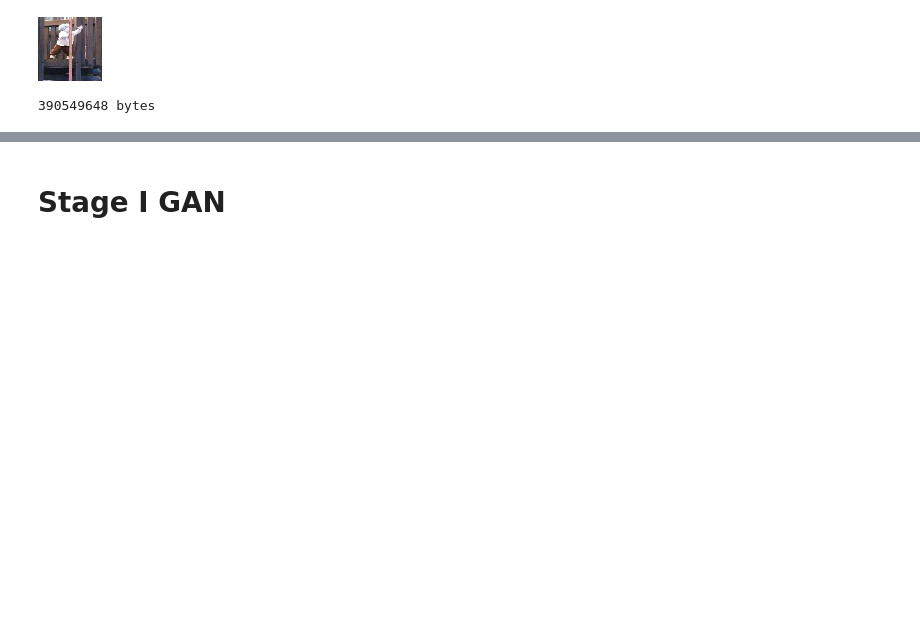
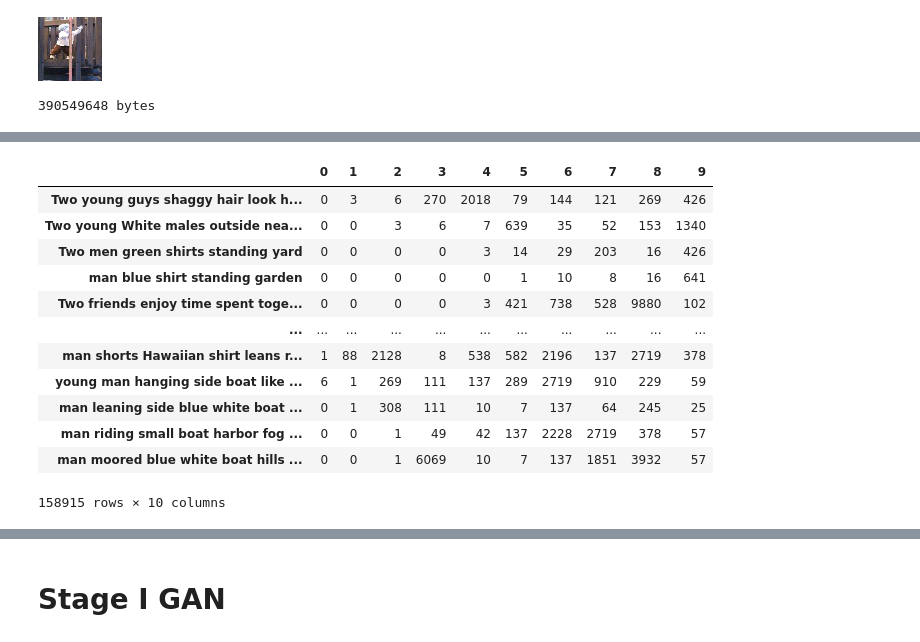
Before and after one commit to BDouchet/Gan_flickr30k, a Jupyter notebook: Projet.ipynb, the cells around one changed output, grey strips where cells are left out. Saved outputs shown, nothing was run; the diff lists cells and outputs as text; code cells hidden in the pictures; blank space fills up the shorter version.

```diff
--- a/Projet.ipynb
+++ b/Projet.ipynb
@@ -159,19 +156,4 @@ def clean_caption(caption):
   tokens = [word for word in tokens if word.isalpha()] # enleve les nombres
   tokens = [word for word in tokens if word not in stop_words] # enleve les stopword
   tokens = [word for word in tokens if len(word) > 1] # on conserve les mots dont la taille est supérieur à 1
-  return tokens
-
-def save_tokens(tokens, filename):
-  data = '\n'.join(tokens)
-  file = open(filename, 'w')
-  file.write(data)
-  file.close()
-
-def process_captions(filenames,vocab):
-    for num,file in enumerate(filenames):
-        if num%1000==0:
-            print(str(num)+'/'+str(len(filenames)))
-        for i in range(5):
-            _, caption = read_image_caption(file,i)
-            tokens = clean_caption(caption)
-            vocab.update(tokens)
+  return ' '.join(tokens)
@@ -279,0 +194,27 @@ print(encoded_caption[5])
+# %%
+maxlen=10
+max_words=10000
+texts=captions['comment'].to_numpy().copy()
+for i,text in enumerate(texts):
+    text=clean_caption(text)
+    texts[i]=text
+tokenizer=tf.keras.preprocessing.text.Tokenizer(num_words=max_words,lower='True')
+tokenizer.word_index=dict_words
+sequences=tokenizer.texts_to_sequences(texts)
+# %%
+data=tf.keras.preprocessing.sequence.pad_sequences(sequences,maxlen=maxlen,truncating='post')
+pd.DataFrame(data,index=texts)
+# %% [output]
+|  | 0 | 1 | 2 | 3 | 4 | 5 | 6 | 7 | 8 | 9 |
+| Two young guys shaggy hair look h... | 0 | 3 | 6 | 270 | 2018 | 79 | 144 | 121 | 269 | 426 |
+| Two young White males outside nea... | 0 | 0 | 3 | 6 | 7 | 639 | 35 | 52 | 153 | 1340 |
+| Two men green shirts standing yard | 0 | 0 | 0 | 0 | 3 | 14 | 29 | 203 | 16 | 426 |
+| man blue shirt standing garden | 0 | 0 | 0 | 0 | 0 | 1 | 10 | 8 | 16 | 641 |
+| Two friends enjoy time spent toge... | 0 | 0 | 0 | 0 | 3 | 421 | 738 | 528 | 9880 | 102 |
+| ... | ... | ... | ... | ... | ... | ... | ... | ... | ... | ... |
+| man shorts Hawaiian shirt leans r... | 1 | 88 | 2128 | 8 | 538 | 582 | 2196 | 137 | 2719 | 378 |
+| young man hanging side boat like ... | 6 | 1 | 269 | 111 | 137 | 289 | 2719 | 910 | 229 | 59 |
+| man leaning side blue white boat ... | 0 | 1 | 308 | 111 | 10 | 7 | 137 | 64 | 245 | 25 |
+| man riding small boat harbor fog ... | 0 | 0 | 1 | 49 | 42 | 137 | 2228 | 2719 | 378 | 57 |
+| man moored blue white boat hills ... | 0 | 0 | 1 | 6069 | 10 | 7 | 137 | 1851 | 3932 | 57 |
+158915 rows × 10 columns
```
Also changed, not shown: parts of 15 cells of this notebook.
